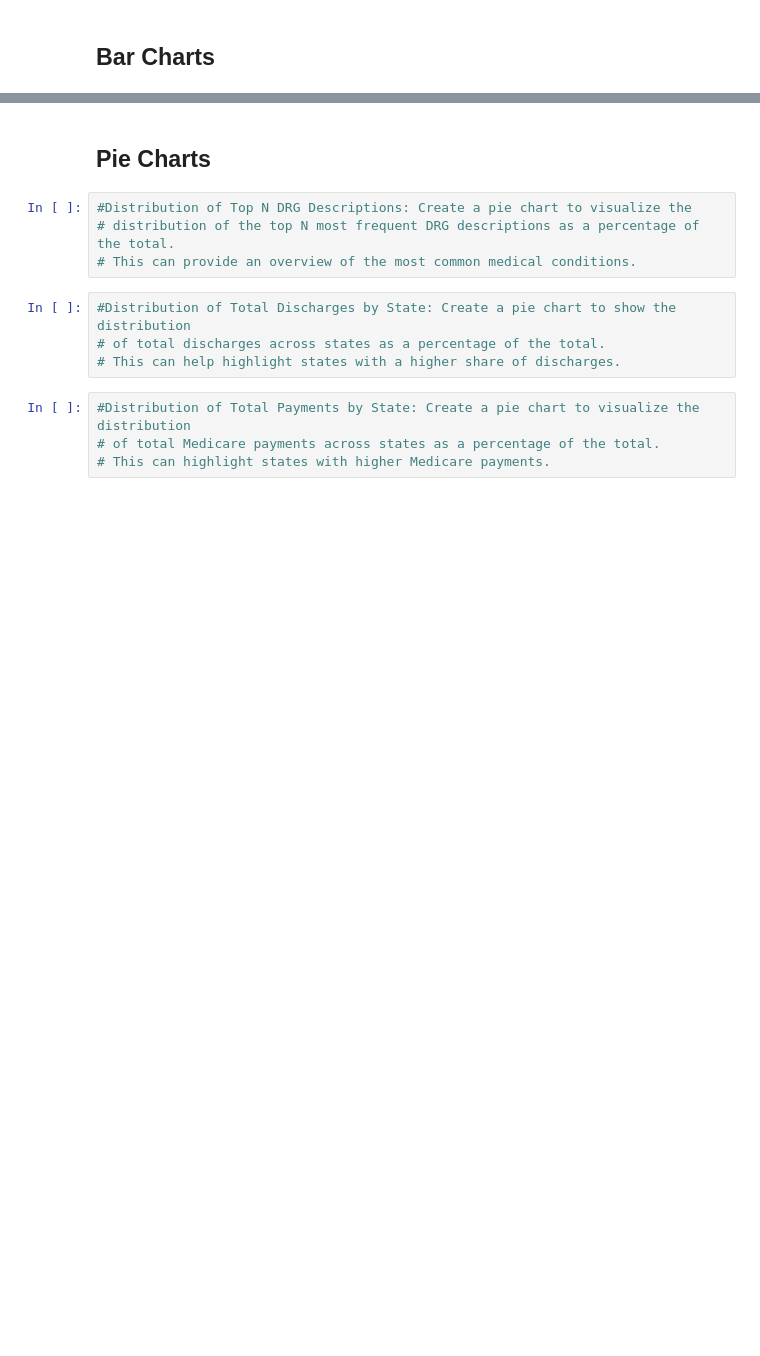
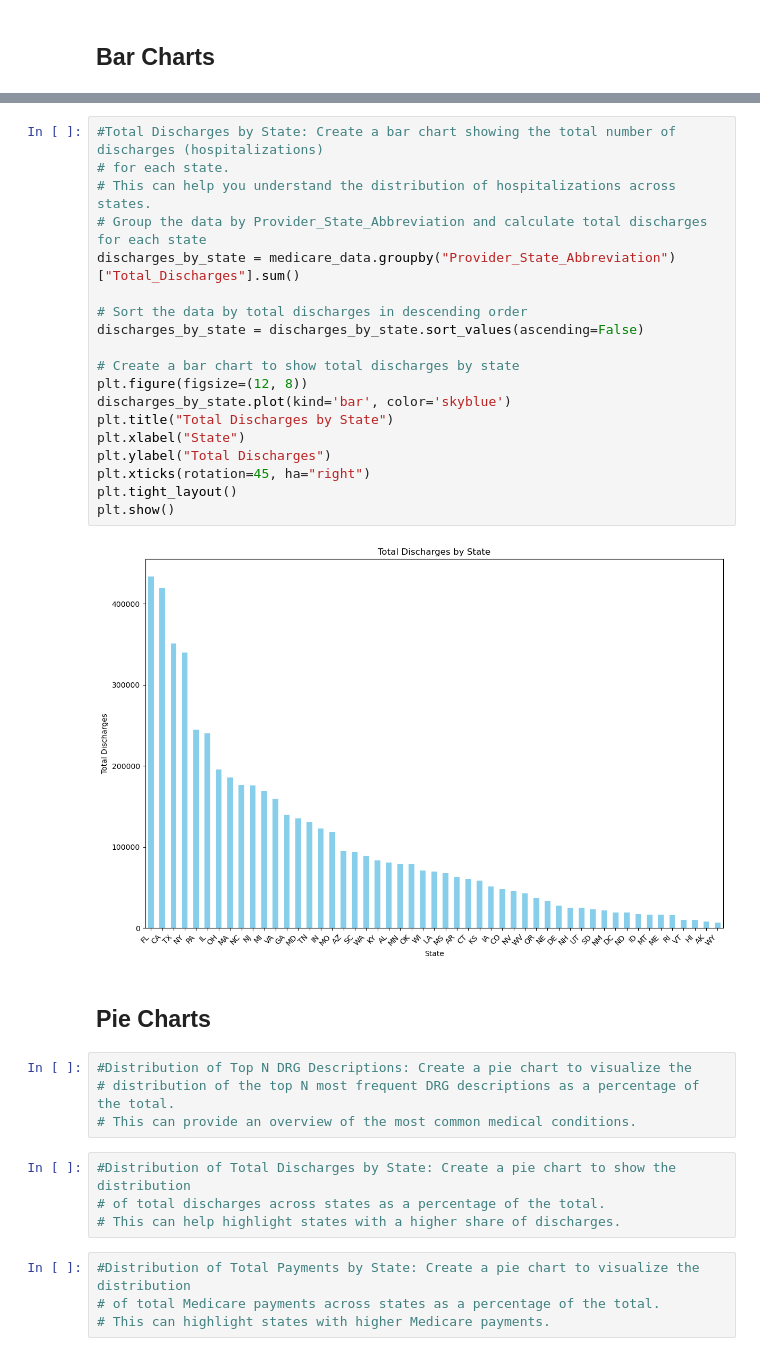
Before and after one commit to kgndirangu/project1, a Jupyter notebook: medicare.ipynb, the cells around one changed output, grey strips where cells are left out. Cells and saved outputs as stored; diff of their text form; blank space fills up the shorter version.

```diff
--- a/medicare.ipynb
+++ b/medicare.ipynb
@@ -447,3 +569,24 @@ fig.show()
+# %%
+#Total Discharges by State: Create a bar chart showing the total number of discharges (hospitalizations)
+# for each state.
+# This can help you understand the distribution of hospitalizations across states.
+# Group the data by Provider_State_Abbreviation and calculate total discharges for each state
+discharges_by_state = medicare_data.groupby("Provider_State_Abbreviation")["Total_Discharges"].sum()
+
+# Sort the data by total discharges in descending order
+discharges_by_state = discharges_by_state.sort_values(ascending=False)
+
+# Create a bar chart to show total discharges by state
+plt.figure(figsize=(12, 8))
+discharges_by_state.plot(kind='bar', color='skyblue')
+plt.title("Total Discharges by State")
+plt.xlabel("State")
+plt.ylabel("Total Discharges")
+plt.xticks(rotation=45, ha="right")
+plt.tight_layout()
+plt.show()
+# %% [output]
+[figure, added]
 # %% [markdown]
 ## Pie Charts
 # %%
```
Also changed, not shown: parts of 23 cells of this notebook, 11 other files.
